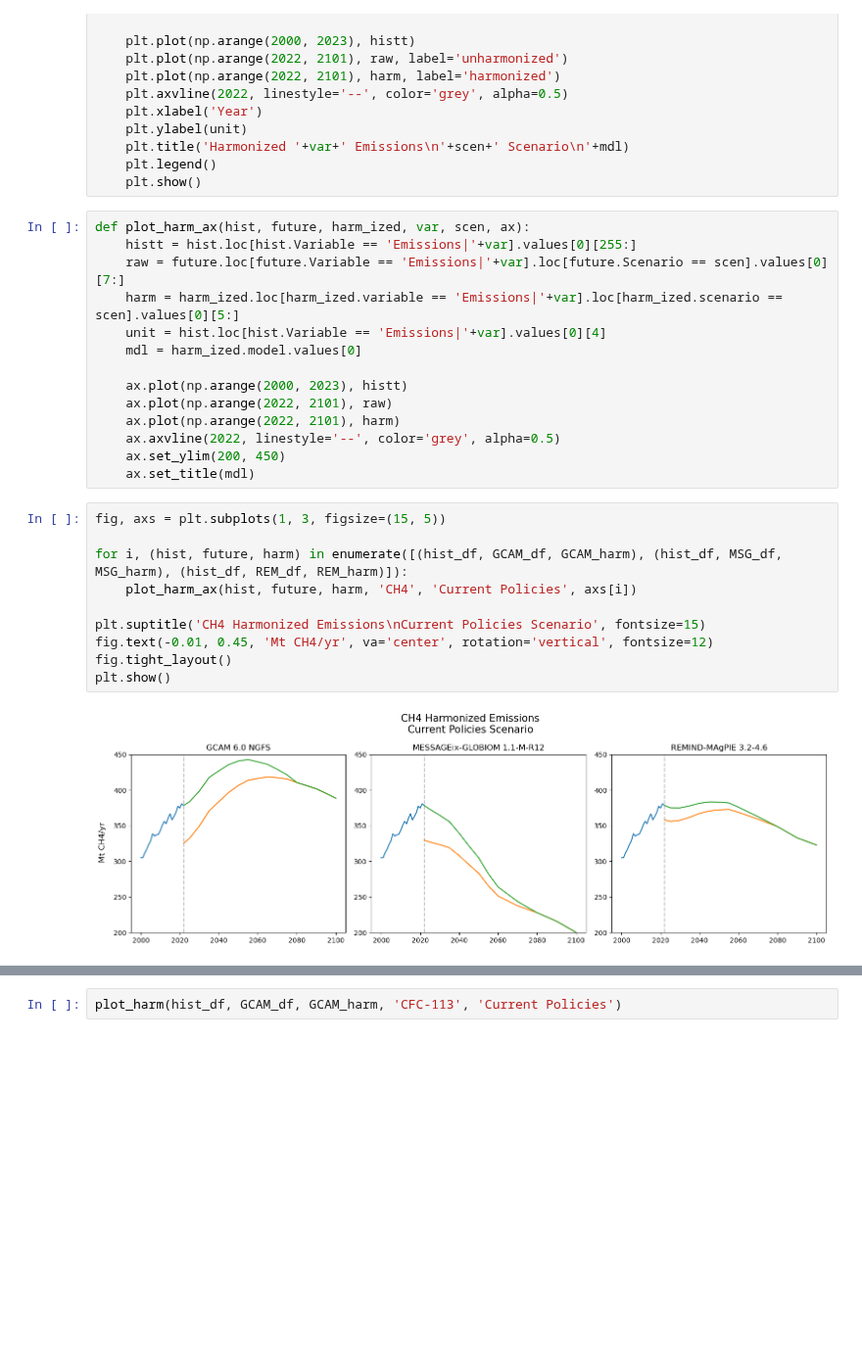
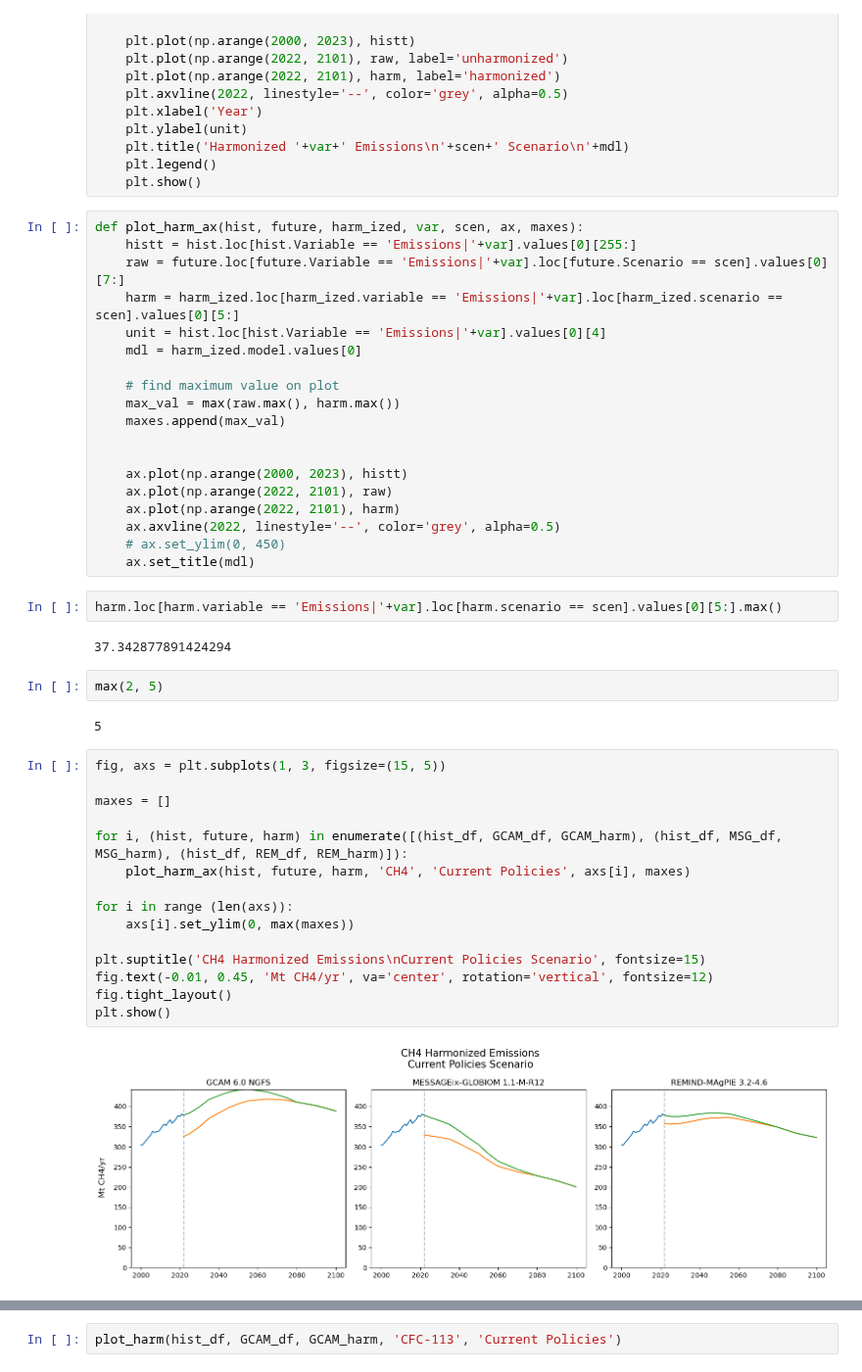
Before and after one commit to ericasimon16/woodwell_internship, a Jupyter notebook: harmonization.ipynb, the cells around one changed output, grey strips where cells are left out. Shown at 98% size. Drawn from its saved outputs; the diff is of its cells as text; blank space fills up the shorter version.

Commit message:
updated graphs

```diff
--- a/harmonization.ipynb
+++ b/harmonization.ipynb
@@ -226,28 +226,46 @@ def plot_harm(hist, future, harm_ized, var, scen):
     plt.legend()
     plt.show()
 # %%
-def plot_harm_ax(hist, future, harm_ized, var, scen, ax):
+def plot_harm_ax(hist, future, harm_ized, var, scen, ax, maxes):
     histt = hist.loc[hist.Variable == 'Emissions|'+var].values[0][255:]
     raw = future.loc[future.Variable == 'Emissions|'+var].loc[future.Scenario == scen].values[0][7:]
     harm = harm_ized.loc[harm_ized.variable == 'Emissions|'+var].loc[harm_ized.scenario == scen].values[0][5:]
     unit = hist.loc[hist.Variable == 'Emissions|'+var].values[0][4]
     mdl = harm_ized.model.values[0]
 
+    # find maximum value on plot
+    max_val = max(raw.max(), harm.max())
+    maxes.append(max_val)
+
+
     ax.plot(np.arange(2000, 2023), histt)
     ax.plot(np.arange(2022, 2101), raw)
     ax.plot(np.arange(2022, 2101), harm)
     ax.axvline(2022, linestyle='--', color='grey', alpha=0.5)
-    ax.set_ylim(200, 450)
+    # ax.set_ylim(0, 450)
     ax.set_title(mdl)
+# %%
+harm.loc[harm.variable == 'Emissions|'+var].loc[harm.scenario == scen].values[0][5:].max()
+# %% [output]
+37.342877891424294
+# %%
+max(2, 5)
+# %% [output]
+5
 # %%
 fig, axs = plt.subplots(1, 3, figsize=(15, 5))
 
+maxes = []
+
 for i, (hist, future, harm) in enumerate([(hist_df, GCAM_df, GCAM_harm), (hist_df, MSG_df, MSG_harm), (hist_df, REM_df, REM_harm)]):
-    plot_harm_ax(hist, future, harm, 'CH4', 'Current Policies', axs[i])
+    plot_harm_ax(hist, future, harm, 'CH4', 'Current Policies', axs[i], maxes)
+
+for i in range (len(axs)):
+    axs[i].set_ylim(0, max(maxes))
 
 plt.suptitle('CH4 Harmonized Emissions\nCurrent Policies Scenario', fontsize=15)
 fig.text(-0.01, 0.45, 'Mt CH4/yr', va='center', rotation='vertical', fontsize=12)
 fig.tight_layout()
 plt.show()
 # %% [output]
-[figure, old version]
+[figure, new version]
```
Also changed, not shown: parts of 2 cells of this notebook, 1 other file.
